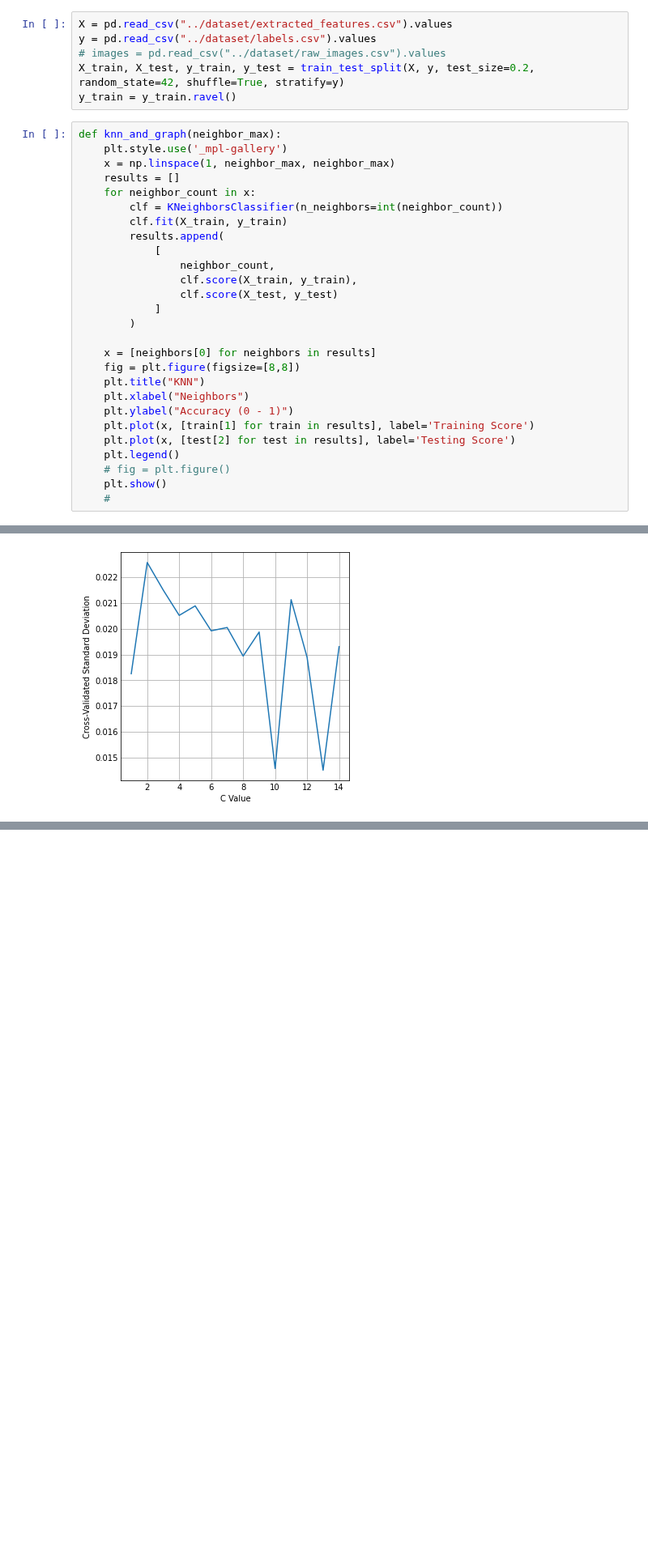
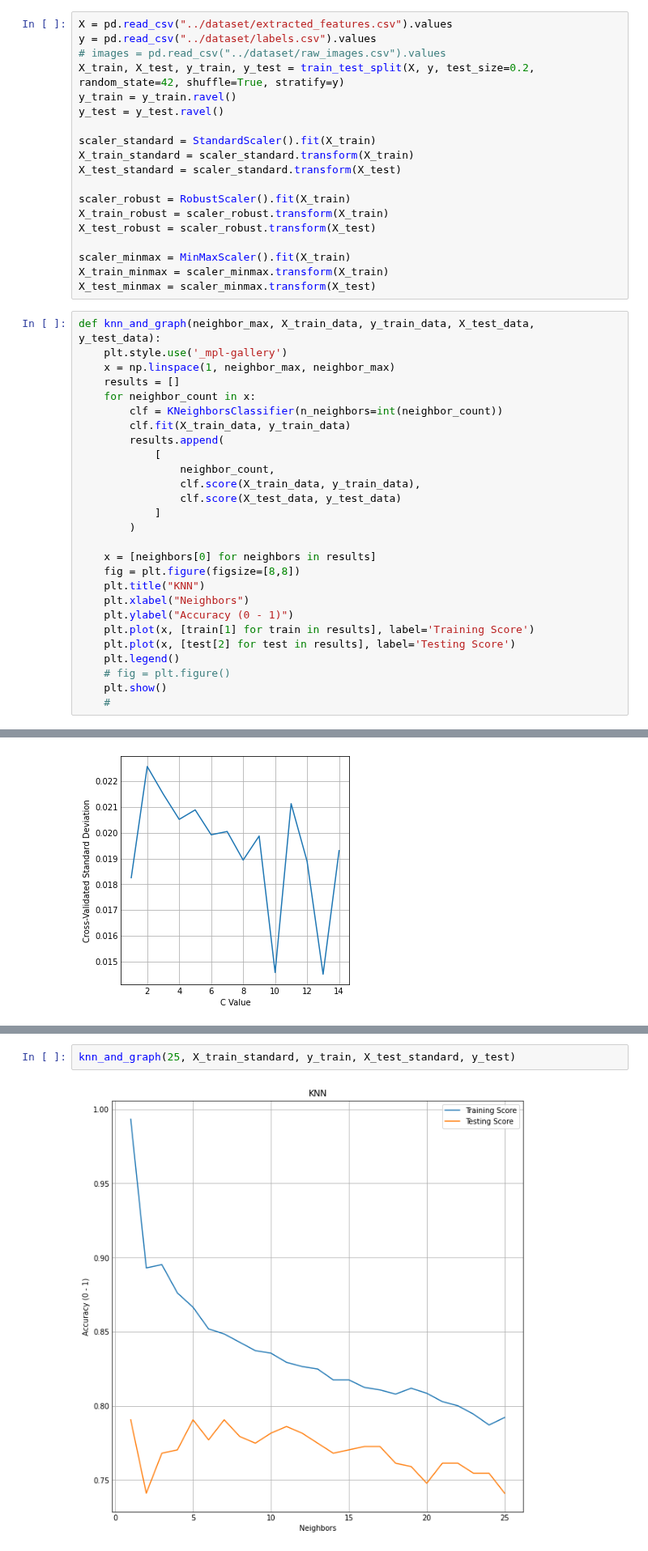
Before and after one commit to jasonmrimer/cse590-machine-learning, a Jupyter notebook: final-project/classifiers/knn.ipynb, the cells around one changed output, grey strips where cells are left out. Shown at 81% size. Cells and saved outputs as stored; diff of their text form; blank space fills up the shorter version.

```diff
--- a/final-project/classifiers/knn.ipynb
+++ b/final-project/classifiers/knn.ipynb
@@ -16,19 +17,32 @@ y = pd.read_csv("../dataset/labels.csv").values
 # images = pd.read_csv("../dataset/raw_images.csv").values
 X_train, X_test, y_train, y_test = train_test_split(X, y, test_size=0.2, random_state=42, shuffle=True, stratify=y)
 y_train = y_train.ravel()
+y_test = y_test.ravel()
+
+scaler_standard = StandardScaler().fit(X_train)
+X_train_standard = scaler_standard.transform(X_train)
+X_test_standard = scaler_standard.transform(X_test)
+
+scaler_robust = RobustScaler().fit(X_train)
+X_train_robust = scaler_robust.transform(X_train)
+X_test_robust = scaler_robust.transform(X_test)
+
+scaler_minmax = MinMaxScaler().fit(X_train)
+X_train_minmax = scaler_minmax.transform(X_train)
+X_test_minmax = scaler_minmax.transform(X_test)
 # %%
-def knn_and_graph(neighbor_max):
+def knn_and_graph(neighbor_max, X_train_data, y_train_data, X_test_data, y_test_data):
     plt.style.use('_mpl-gallery')
     x = np.linspace(1, neighbor_max, neighbor_max)
     results = []
     for neighbor_count in x:
         clf = KNeighborsClassifier(n_neighbors=int(neighbor_count))
-        clf.fit(X_train, y_train)
+        clf.fit(X_train_data, y_train_data)
         results.append(
             [
                 neighbor_count,
-                clf.score(X_train, y_train),
-                clf.score(X_test, y_test)
+                clf.score(X_train_data, y_train_data),
+                clf.score(X_test_data, y_test_data)
             ]
         )
 
@@ -102,0 +121,4 @@ print(optimal_knn.score(X_test, y_test))
+# %%
+knn_and_graph(25, X_train_standard, y_train, X_test_standard, y_test)
+# %% [output]
+[figure, added]
```
Also changed, not shown: parts of 11 cells of this notebook, 7 other files.
